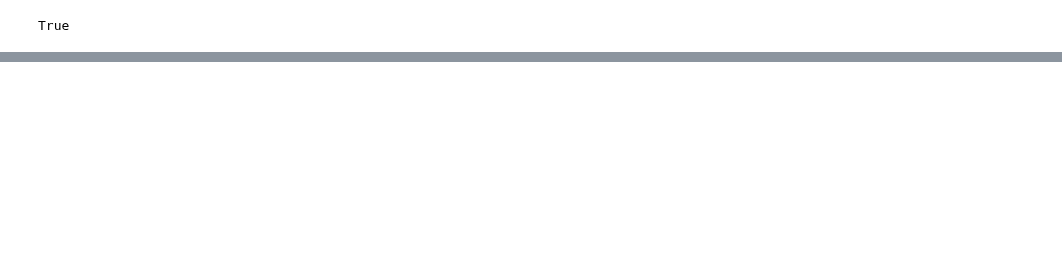
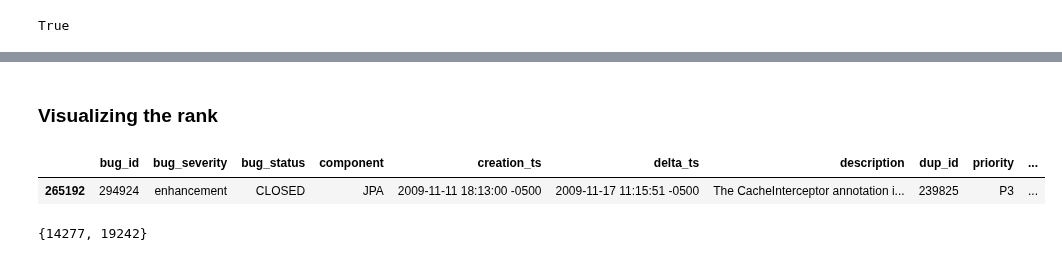
Before and after one commit to thiagomarquesrocha/siameseQAT, a Jupyter notebook: retrieval.ipynb, the cells around one changed output, grey strips where cells are left out. Drawn from its saved outputs; the diff is of its cells as text; code cells hidden in the pictures; blank space fills up the shorter version.

```diff
--- a/retrieval.ipynb
+++ b/retrieval.ipynb
@@ -141,0 +176,2 @@ exported_rank[:10]
+# %% [markdown]
+### Visualizing the rank
@@ -141,0 +219,9 @@ exported_rank[:10]
+# %%
+df_query
+# %% [output]
+|  | bug_id | bug_severity | bug_status | component | creation_ts | delta_ts | description | dup_id | priority | ... |
+| 265192 | 294924 | enhancement | CLOSED | JPA | 2009-11-11 18:13:00 -0500 | 2009-11-17 11:15:51 -0500 | The CacheInterceptor annotation i... | 239825 | P3 | ... |
+# %%
+retrieval.buckets[14277]
+# %% [output]
+{14277, 19242}
```
Also changed, not shown: parts of 26 cells of this notebook, 1 other file.
